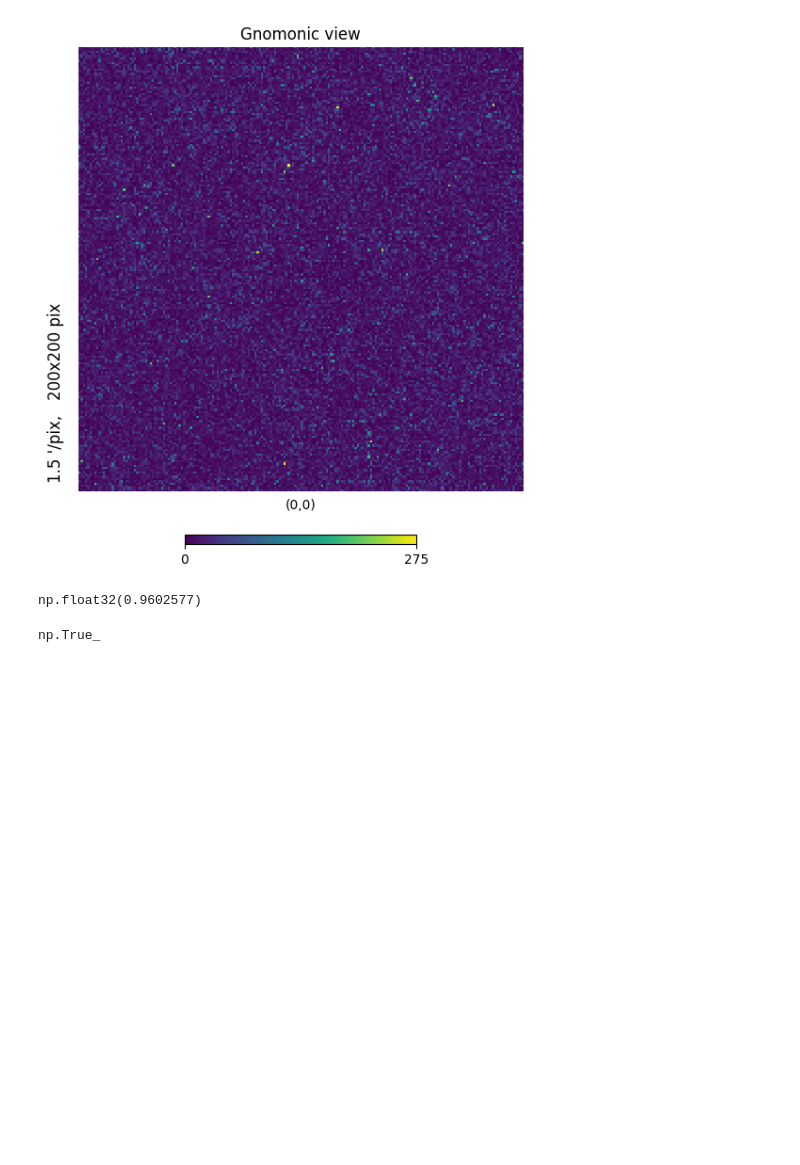
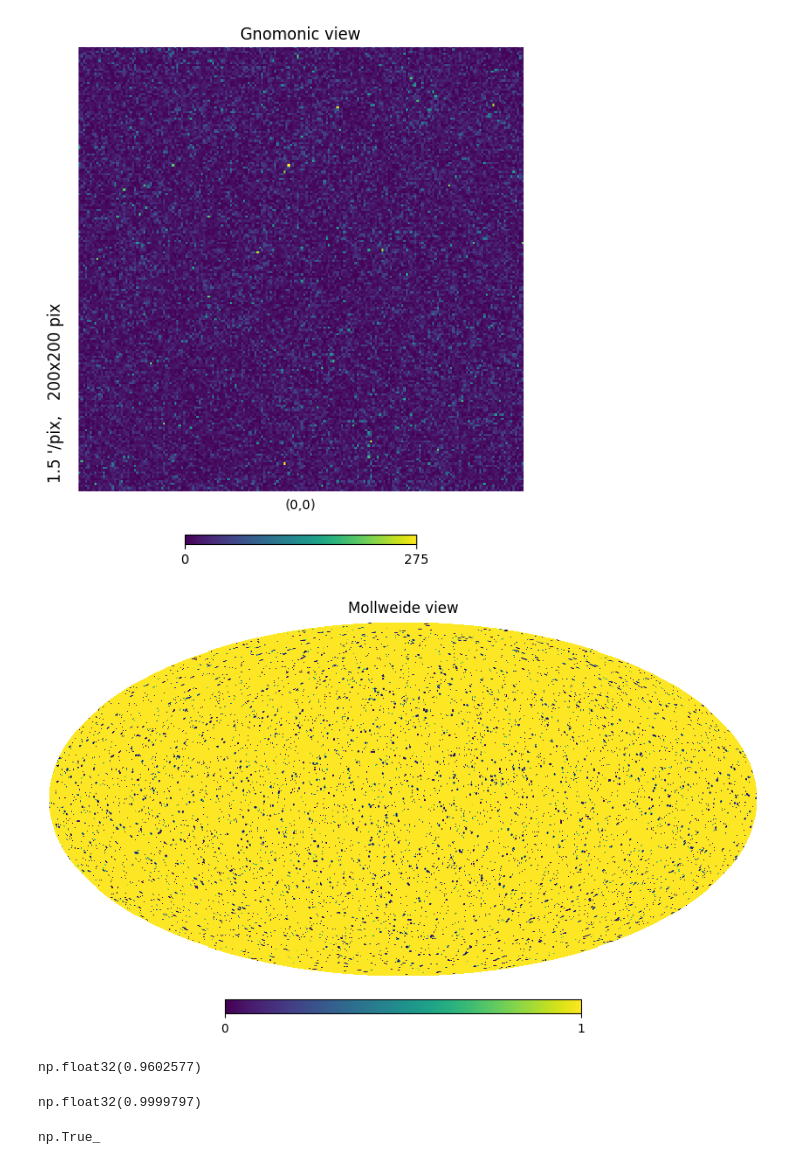
Before and after one commit to AlexBM173/cmb_foregrounds_diffusion, a Jupyter notebook: scratch.ipynb, the cells around one changed output. Cells and saved outputs as stored; diff of their text form; code cells hidden in the pictures; blank space fills up the shorter version.

```diff
--- a/scratch.ipynb
+++ b/scratch.ipynb
@@ -29,10 +29,18 @@ ptsrc_mask_150_map = hp.read_map(ptsrc_mask_150_path)
 # %%
 cluster_mask_150_path = "/pscratch/sd/k/kp22/deft/masks/tsz_mask_8192_apodised_m500c3e+14.fits"
 cluster_mask_150_map = hp.read_map(cluster_mask_150_path)
+# %%
+hp.mollview(cluster_mask_150_map)
+# %% [output]
+[figure, added]
 # %%
 np.mean(cluster_mask_150_map)
 # %% [output]
 np.float32(0.9602577)
+# %%
+np.mean(ptsrc_mask_150_map)
+# %% [output]
+np.float32(0.9999797)
 # %%
 tsz_150_path = "/pscratch/sd/k/kp22/deft/mask_radio_cib_2mJy/tsz/mdpl2_150GHz_fullsky.fits"
 tsz_150_map = hp.read_map(tsz_150_path)
```
Also changed, not shown: parts of 3 cells of this notebook, 1 other file.
